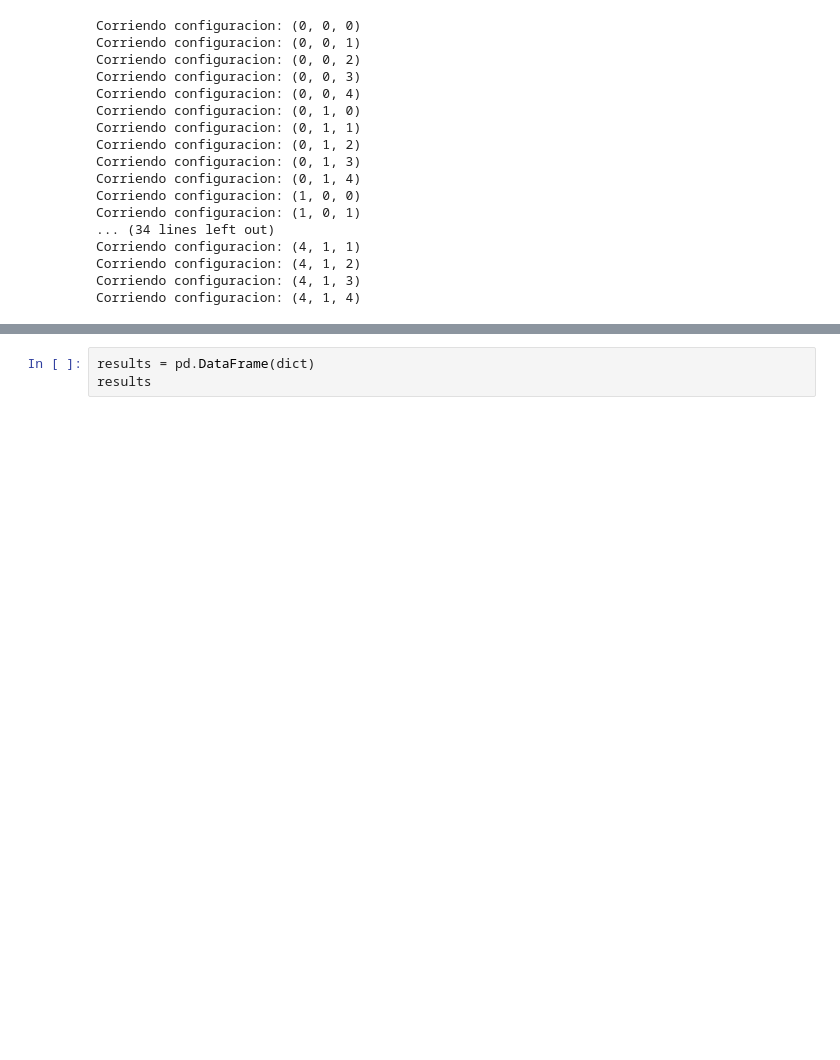
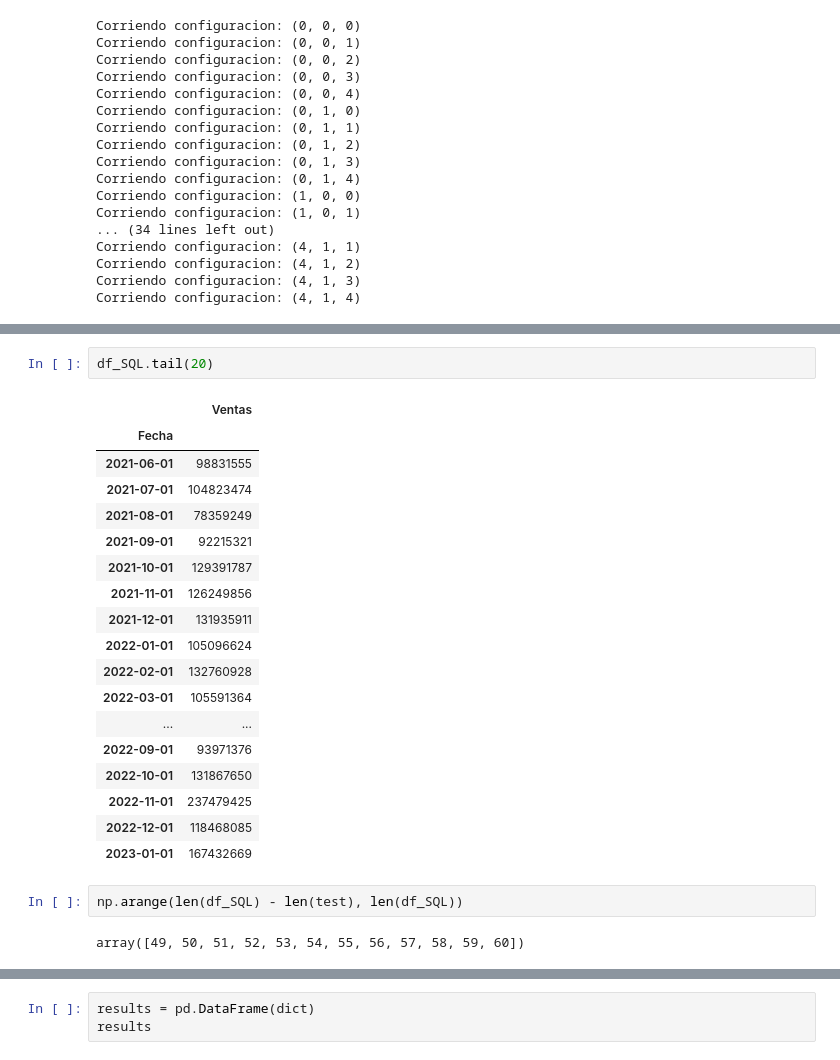
Before and after one commit to TomasCardeLo/ML-Dispapeles-TomasCaLo, a Jupyter notebook: Time series/Time series v2.ipynb, the cells around one changed output, grey strips where cells are left out. Cells and saved outputs as stored; diff of their text form; blank space fills up the shorter version.

```diff
--- a/Time series/Time series v2.ipynb
+++ b/Time series/Time series v2.ipynb
@@ -201,0 +208,25 @@ Name: predicted_mean, dtype: float64
+# %%
+df_SQL.tail(20)
+# %% [output]
+|  | Ventas |
+| Fecha |  |
+| 2021-06-01 | 98831555 |
+| 2021-07-01 | 104823474 |
+| 2021-08-01 | 78359249 |
+| 2021-09-01 | 92215321 |
+| 2021-10-01 | 129391787 |
+| 2021-11-01 | 126249856 |
+| 2021-12-01 | 131935911 |
+| 2022-01-01 | 105096624 |
+| 2022-02-01 | 132760928 |
+| 2022-03-01 | 105591364 |
+| ... | ... |
+| 2022-09-01 | 93971376 |
+| 2022-10-01 | 131867650 |
+| 2022-11-01 | 237479425 |
+| 2022-12-01 | 118468085 |
+| 2023-01-01 | 167432669 |
+# %%
+np.arange(len(df_SQL) - len(test), len(df_SQL))
+# %% [output]
+array([49, 50, 51, 52, 53, 54, 55, 56, 57, 58, 59, 60])
```
Also changed, not shown: parts of 11 cells of this notebook, 2 other files.
